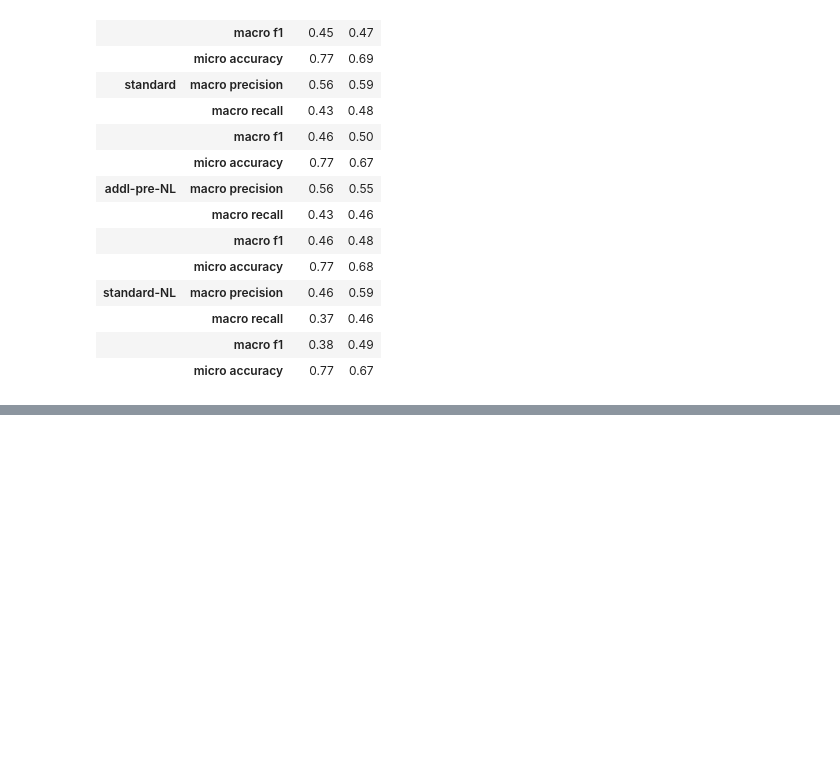
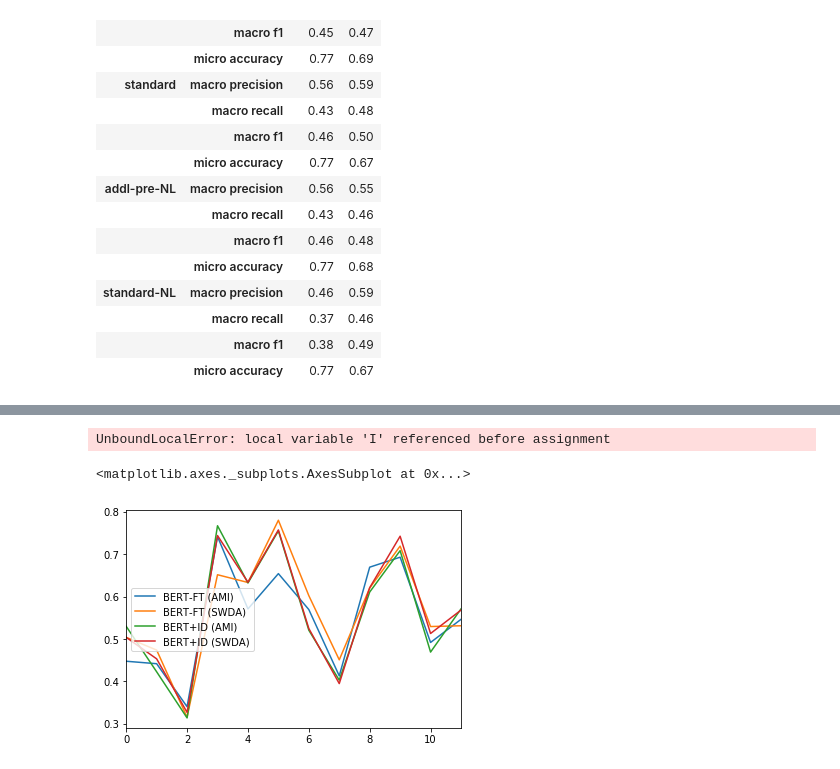
Before and after one commit to GU-CLASP/DistributionalDiscourse, a Jupyter notebook: analysis/ACL/Experiment 3.ipynb, the cells around one changed output, grey strips where cells are left out. Cells and saved outputs as stored; diff of their text form; code cells hidden in the pictures; blank space fills up the shorter version.

```diff
--- a/analysis/ACL/Experiment 3.ipynb
+++ b/analysis/ACL/Experiment 3.ipynb
@@ -192,0 +208,30 @@ report_metrics([dfs,dfa], conditions)
+# %%
+# X = transformers.BertModel.from_pretrained('bert-base-uncased')
+# X.save_pretrained('../../models/bert-official')
+X = torch.load('../../models/bert-official/pytorch_model.bin')
+# %%
+model_dirs = {
+    'BERT-FT (AMI)': "AMI-DA-L_bert_2019-11-20/encoder_model.E6.bin",
+    'BERT-FT (SWDA)': "SWDA-L_bert_2019-11-20/encoder_model.E4.bin",
+    'BERT+ID (AMI)': "pretrained_AMI/pytorch_model.bin",
+    'BERT+ID (SWDA)': "pretrained_SWBD/pytorch_model.bin"
+}
+layer_X = 'encoder.layer.{}.output.dense.weight'
+layer_Y = 'bert.encoder.layer.{}.output.dense.weight'
+
+from collections import defaultdict
+I = defaultdict(dict)
+for model in model_dirs:
+    Y = torch.load(f"../../models/{model_dirs[model]}")
+    for layer in range(12):
+        I[model][layer] = EDGE(X[layer_X.format(layer)].cpu().numpy(),Y[layer_Y.format(layer)].cpu().numpy(), ensemble_estimation='mean')
+# %% [output]
+UnboundLocalError: local variable 'I' referenced before assignment
+# %%
+%matplotlib inline
+
+import pandas as pd
+pd.DataFrame(I).plot(kind='line')
+# %% [output]
+<matplotlib.axes._subplots.AxesSubplot at 0x...>
+[figure, added]
```
Also changed, not shown: parts of 7 cells of this notebook, 2 other files.
